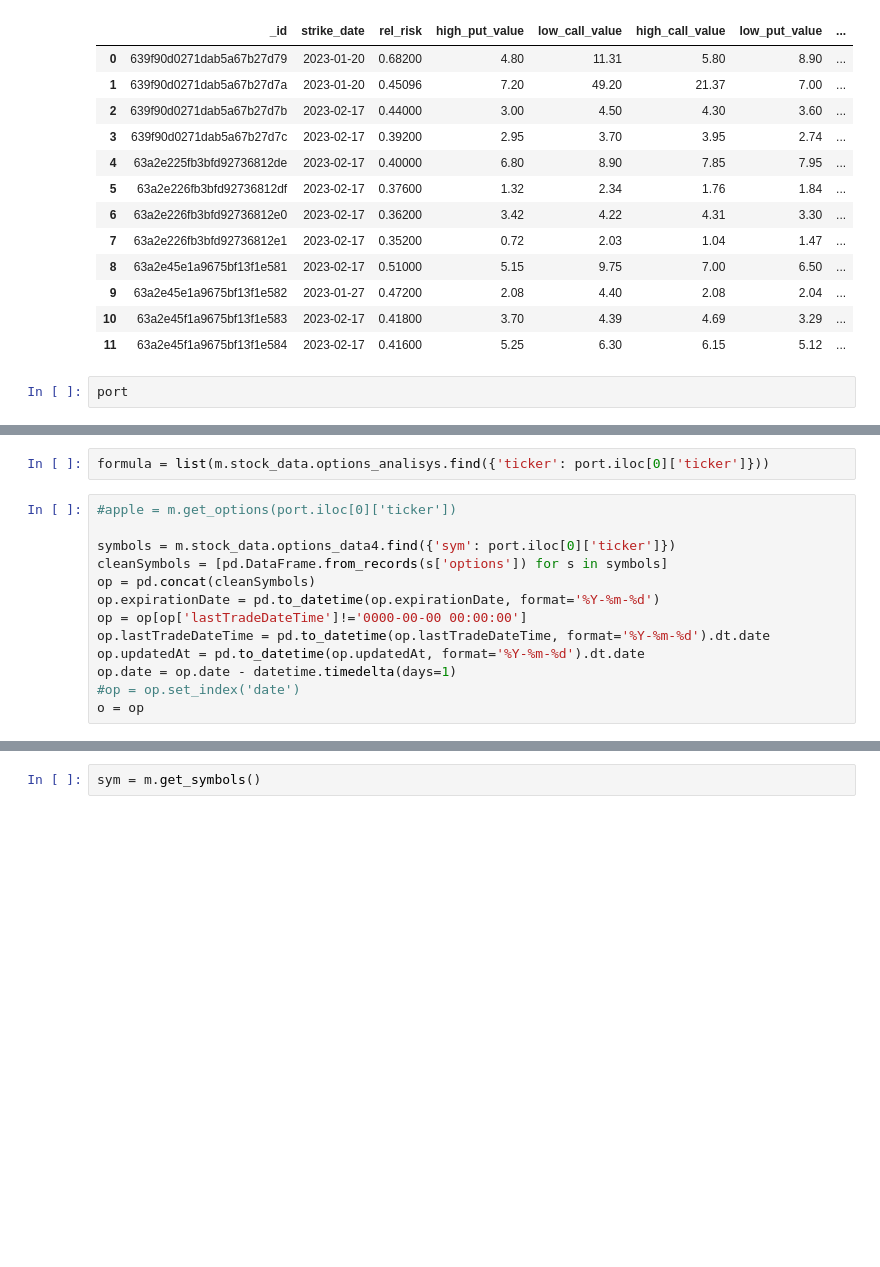
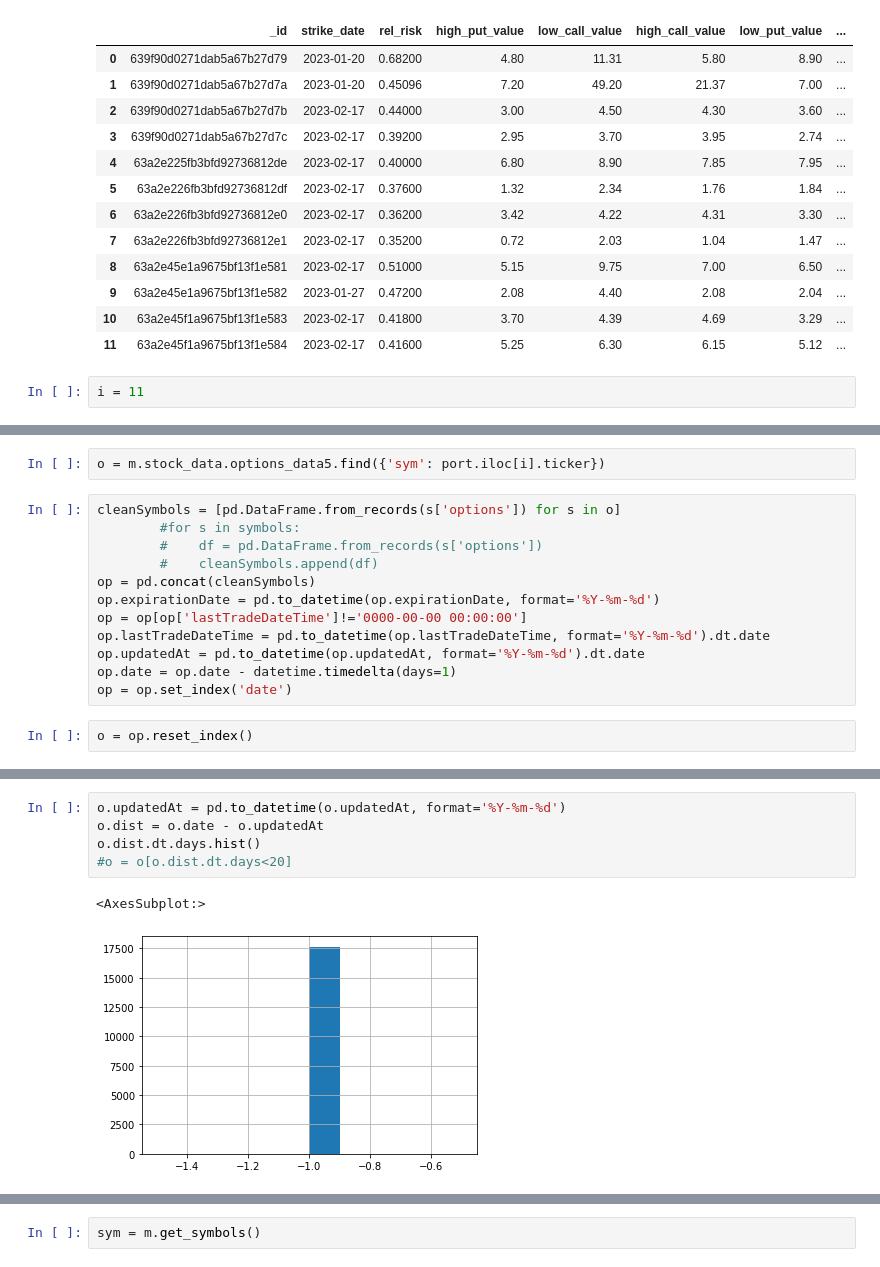
Before and after one commit to andermy/yahooScraper, a Jupyter notebook: Portfolio.ipynb, the cells around one changed output, grey strips where cells are left out. Cells and saved outputs as stored; diff of their text form; blank space fills up the shorter version.

```diff
--- a/Portfolio.ipynb
+++ b/Portfolio.ipynb
@@ -36,4 +36,4 @@ port
 | 10 | 63a2e45f1a9675bf13f1e583 | 2023-02-17 | 0.41800 | 3.70 | 4.39 | 4.69 | 3.29 | ... |
 | 11 | 63a2e45f1a9675bf13f1e584 | 2023-02-17 | 0.41600 | 5.25 | 6.30 | 6.15 | 5.12 | ... |
 # %%
-port
+i = 11
@@ -54,15 +40,16 @@ port
 # %%
-formula = list(m.stock_data.options_analisys.find({'ticker': port.iloc[0]['ticker']}))
+o = m.stock_data.options_data5.find({'sym': port.iloc[i].ticker})
 # %%
-#apple = m.get_options(port.iloc[0]['ticker'])
-
-symbols = m.stock_data.options_data4.find({'sym': port.iloc[0]['ticker']})
-cleanSymbols = [pd.DataFrame.from_records(s['options']) for s in symbols]
+cleanSymbols = [pd.DataFrame.from_records(s['options']) for s in o]
+        #for s in symbols:
+        #    df = pd.DataFrame.from_records(s['options'])
+        #    cleanSymbols.append(df)
 op = pd.concat(cleanSymbols)
 op.expirationDate = pd.to_datetime(op.expirationDate, format='%Y-%m-%d')
 op = op[op['lastTradeDateTime']!='0000-00-00 00:00:00']
 op.lastTradeDateTime = pd.to_datetime(op.lastTradeDateTime, format='%Y-%m-%d').dt.date
 op.updatedAt = pd.to_datetime(op.updatedAt, format='%Y-%m-%d').dt.date
 op.date = op.date - datetime.timedelta(days=1)
-#op = op.set_index('date')
-o = op
+op = op.set_index('date')
+# %%
+o = op.reset_index()
@@ -68,0 +72,8 @@ o = op
+# %%
+o.updatedAt = pd.to_datetime(o.updatedAt, format='%Y-%m-%d')
+o.dist = o.date - o.updatedAt
+o.dist.dt.days.hist()
+#o = o[o.dist.dt.days<20]
+# %% [output]
+<AxesSubplot:>
+[figure, added]
```
Also changed, not shown: parts of 7 cells of this notebook, 2 other files.
